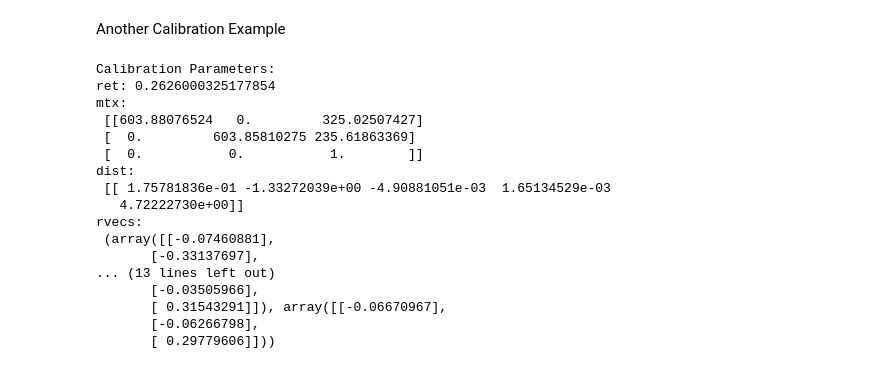
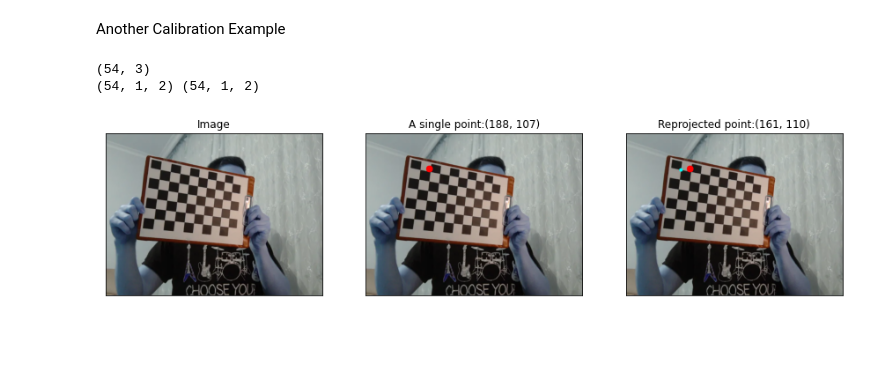
Before and after one commit to mobarakol/computer_vision_tutorial, a Jupyter notebook: camera_calibration.ipynb, the cells around one changed output. Drawn from its saved outputs; the diff is of its cells as text; code cells hidden in the pictures; blank space fills up the shorter version.

```diff
--- a/camera_calibration.ipynb
+++ b/camera_calibration.ipynb
@@ -250,52 +271,72 @@ def calibrate(dirpath, image_format, square_size, width=9, height=6):
         # Find the chess board corners
         ret, corners = cv2.findChessboardCorners(gray, (width, height), None)
 
         # If found, add object points, image points (after refining them)
         if ret:
             objpoints.append(objp)
 
             corners2 = cv2.cornerSubPix(gray, corners, (11, 11), (-1, -1), criteria)
             imgpoints.append(corners2)
 
             # Draw and display the corners
             img = cv2.drawChessboardCorners(img, (width, height), corners2, ret)
 
     ret, mtx, dist, rvecs, tvecs = cv2.calibrateCamera(objpoints, imgpoints, gray.shape[::-1], None, None)
 
     return [ret, mtx, dist, rvecs, tvecs]
 
 
 if __name__ == '__main__':
     parser = argparse.ArgumentParser(description='Camera calibration')
     parser.add_argument('--image_dir', type=str, default='calib_images', help='image directory path')
     parser.add_argument('--image_format', type=str, default='png',  help='image format, png/jpg')
     parser.add_argument('--square_size', type=float, default=0.015, help='chessboard square size')
     parser.add_argument('--width', type=int, default=9, help='chessboard width size, default is 9')
     parser.add_argument('--height', type=int, default=6, help='chessboard height size, default is 6')
     parser.add_argument('--save_file', type=str, default='', help='YML file to save calibration matrices')
 
     args = parser.parse_args([])
     ret, mtx, dist, rvecs, tvecs = calibrate(args.image_dir, args.image_format, args.square_size, args.width, args.height)
-    print("Calibration Parameters:\nret:", ret)
-    print('mtx:\n', mtx)
-    print('dist:\n', dist)
-    print('rvecs:\n', rvecs)
-    print('tvecs:\n', tvecs)
+    # print("Calibration Parameters:\nret:", ret)
+    # print('mtx:\n', mtx)
+    # print('dist:\n', dist)
+    # print('rvecs:\n', rvecs)
+    # print('tvecs:\n', tvecs)
+
+    width, height = args.width, args.height
+    objp_first_img = np.zeros((height*width, 3), np.float32)
+    objp_first_img[:, :2] = np.mgrid[0:width, 0:height].T.reshape(-1, 2)
+    print(objp_first_img.shape)
+    image = cv2.imread('calib_images/2.png')
+    gray = cv.cvtColor(img, cv.COLOR_BGR2GRAY)
+
+    # Find the chess board corners
+    # ret, corners = cv.findChessboardCorners(gray, (height, width), None)
+    ret, corners = cv.findChessboardCorners(gray, (width, height), None)
+    imgpoints_first_img = cv.cornerSubPix(gray,corners, (11,11), (-1,-1), criteria)
+
+    reprojected_imgpoints2, _ = cv.projectPoints(objp_first_img, rvecs[0], tvecs[0], mtx, dist)
+    print(imgpoints_first_img.shape, reprojected_imgpoints2.shape)
+
+    num_img = 3
+    fig, ax = plt.subplots(1, num_img, figsize=(5*num_img,5), subplot_kw=dict(xticks=[],yticks=[]))
+    ax[0].set_title('Image')
+    ax[0].imshow(image);
+
+    px = int(imgpoints_first_img.squeeze()[0][0])
+    py = int(imgpoints_first_img.squeeze()[0][1])
+    image = cv2.imread('calib_images/2.png')
+    image = cv2.circle(image,(px, py) , radius=0, color=(255, 0, 0), thickness=20)#(x,y)
+    ax[1].set_title('A single point:({}, {})'.format(px, py))
+    ax[1].imshow(image);
+
+
+    px = int(reprojected_imgpoints2[0].squeeze()[0])
+    py = int(reprojected_imgpoints2[0].squeeze()[1])
+    image = cv2.circle(image,(px, py) , radius=0, color=(0, 255, 255), thickness=10)#(x,y)
+    ax[2].set_title('Reprojected point:({}, {})'.format(px, py))
+    ax[2].imshow(image);
 # %% [output]
-Calibration Parameters:
-ret: 0.2626000325177854
-mtx:
- [[603.88076524   0.         325.02507427]
- [  0.         603.85810275 235.61863369]
- [  0.           0.           1.        ]]
-dist:
- [[ 1.75781836e-01 -1.33272039e+00 -4.90881051e-03  1.65134529e-03
-   4.72222730e+00]]
-rvecs:
- (array([[-0.07460881],
-       [-0.33137697],
-... (13 lines left out)
-       [-0.03505966],
-       [ 0.31543291]]), array([[-0.06670967],
-       [-0.06266798],
-       [ 0.29779606]]))
+(54, 3)
+(54, 1, 2) (54, 1, 2)
+[figure, added]
```
Also changed, not shown: parts of 4 cells of this notebook.
